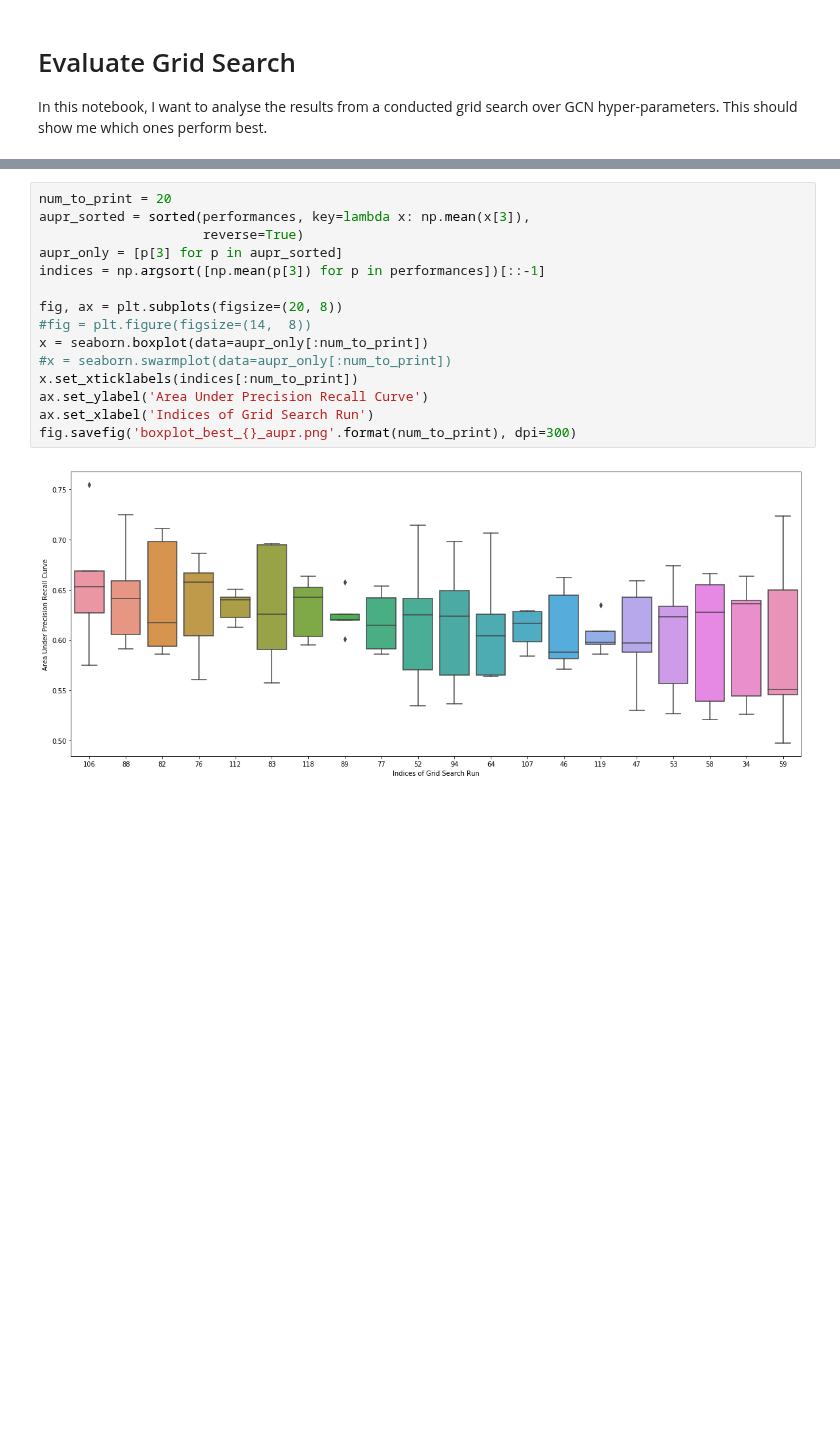
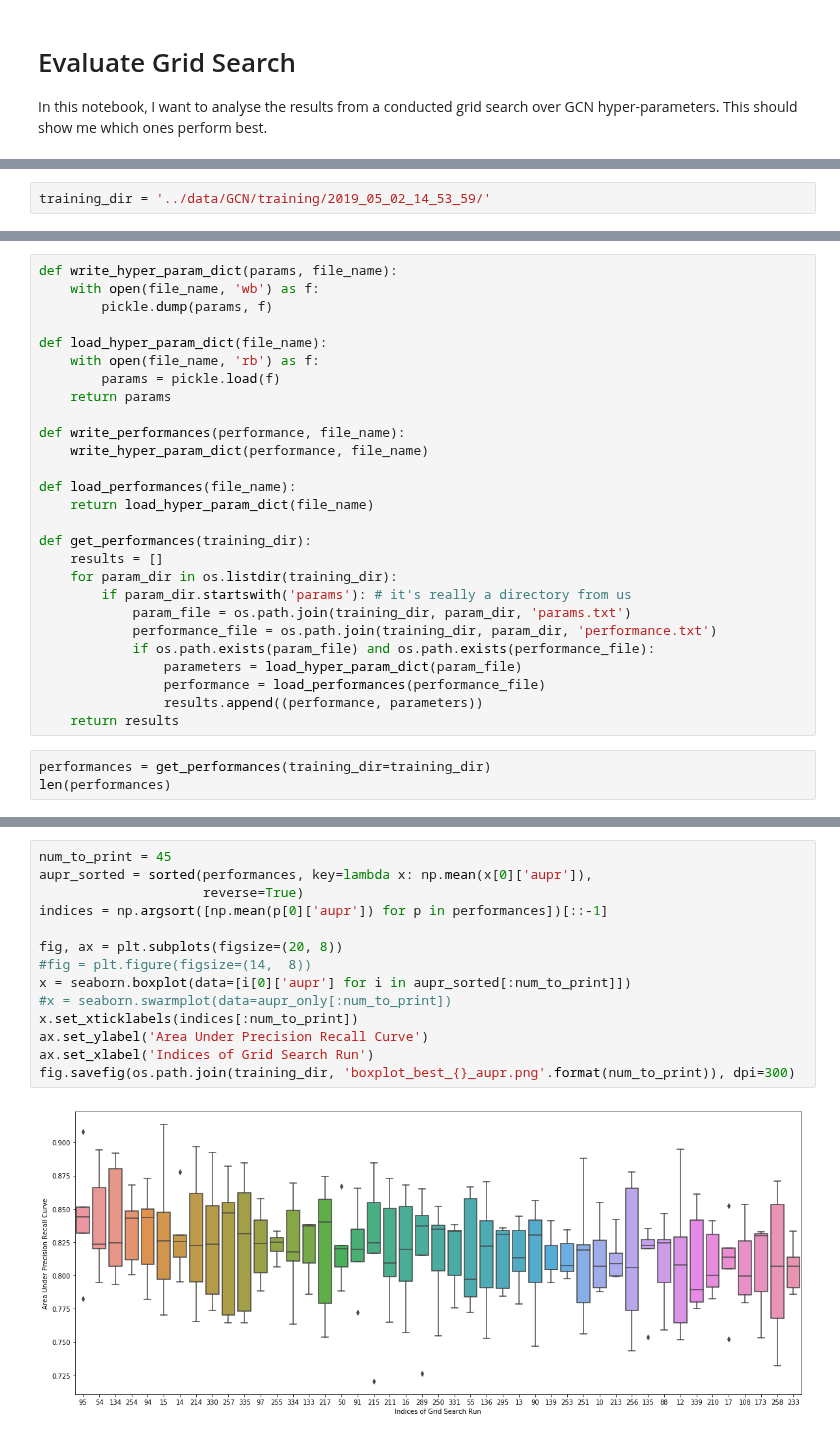
Before and after one commit to schulter/EMOGI, a Jupyter notebook: GCN/evalute_gridsearch.ipynb, the cells around one changed output, grey strips where cells are left out. Cells and saved outputs as stored; diff of their text form; blank space fills up the shorter version.

Commit message:
Gridsearch results are now saved in between.

```diff
--- a/GCN/evalute_gridsearch.ipynb
+++ b/GCN/evalute_gridsearch.ipynb
@@ -25,0 +17,2 @@ This means that I used a subsampled set of negatives for training.
+# %%
+training_dir = '../data/GCN/training/2019_05_02_14_53_59/'
@@ -25,0 +21,30 @@ This means that I used a subsampled set of negatives for training.
+# %%
+def write_hyper_param_dict(params, file_name):
+    with open(file_name, 'wb') as f:
+        pickle.dump(params, f)
+
+def load_hyper_param_dict(file_name):
+    with open(file_name, 'rb') as f:
+        params = pickle.load(f)
+    return params
+
+def write_performances(performance, file_name):
+    write_hyper_param_dict(performance, file_name)
+
+def load_performances(file_name):
+    return load_hyper_param_dict(file_name)
+
+def get_performances(training_dir):
+    results = []
+    for param_dir in os.listdir(training_dir):
+        if param_dir.startswith('params'): # it's really a directory from us
+            param_file = os.path.join(training_dir, param_dir, 'params.txt')
+            performance_file = os.path.join(training_dir, param_dir, 'performance.txt')
+            if os.path.exists(param_file) and os.path.exists(performance_file):
+                parameters = load_hyper_param_dict(param_file)
+                performance = load_performances(performance_file)
+                results.append((performance, parameters))
+    return results
+# %%
+performances = get_performances(training_dir=training_dir)
+len(performances)
@@ -26,18 +53,17 @@ This means that I used a subsampled set of negatives for training.
 # %%
-num_to_print = 20
-aupr_sorted = sorted(performances, key=lambda x: np.mean(x[3]),
+num_to_print = 45
+aupr_sorted = sorted(performances, key=lambda x: np.mean(x[0]['aupr']),
                      reverse=True)
-aupr_only = [p[3] for p in aupr_sorted]
-indices = np.argsort([np.mean(p[3]) for p in performances])[::-1]
+indices = np.argsort([np.mean(p[0]['aupr']) for p in performances])[::-1]
 
 fig, ax = plt.subplots(figsize=(20, 8))
 #fig = plt.figure(figsize=(14,  8))
-x = seaborn.boxplot(data=aupr_only[:num_to_print])
+x = seaborn.boxplot(data=[i[0]['aupr'] for i in aupr_sorted[:num_to_print]])
 #x = seaborn.swarmplot(data=aupr_only[:num_to_print])
 x.set_xticklabels(indices[:num_to_print])
 ax.set_ylabel('Area Under Precision Recall Curve')
 ax.set_xlabel('Indices of Grid Search Run')
-fig.savefig('boxplot_best_{}_aupr.png'.format(num_to_print), dpi=300)
+fig.savefig(os.path.join(training_dir, 'boxplot_best_{}_aupr.png'.format(num_to_print)), dpi=300)
 # %% [output]
-[figure, old version]
+[figure, new version]
 # %%
```
Also changed, not shown: parts of 17 cells of this notebook.
